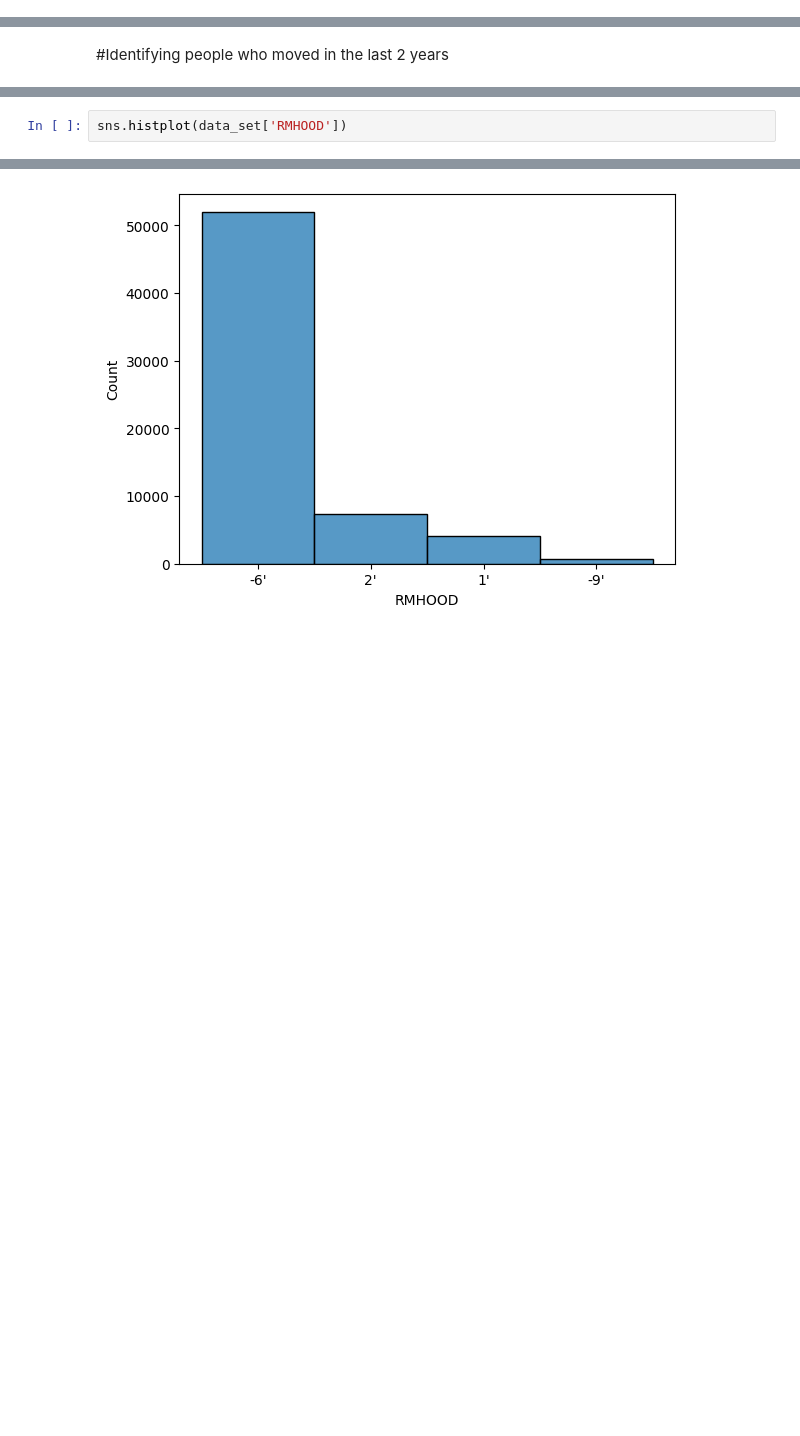
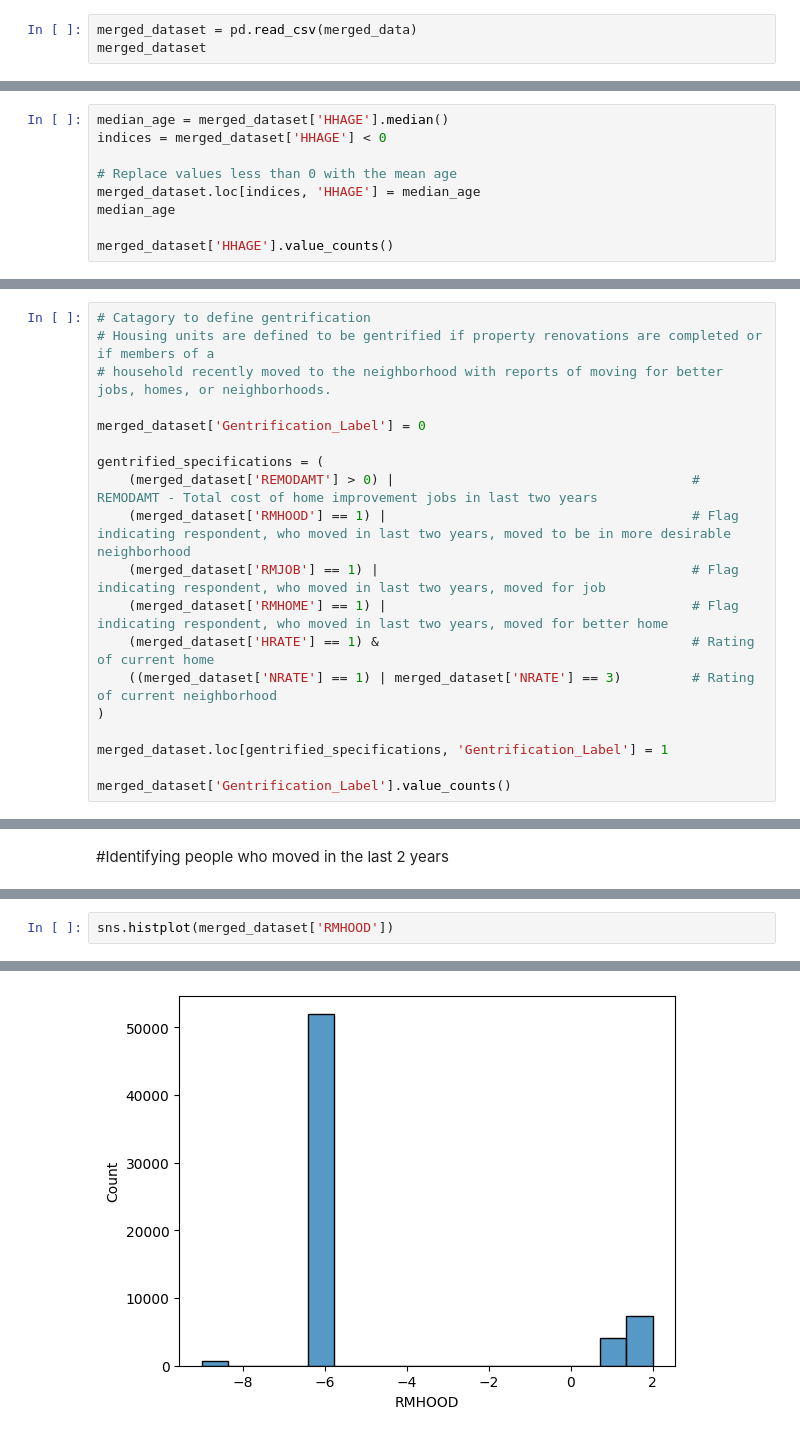
Before and after one commit to lennythecreator/AI-Model, a Jupyter notebook: AI4ALL_Notebook.ipynb, the cells around one changed output, grey strips where cells are left out. Drawn from its saved outputs; the diff is of its cells as text; blank space fills up the shorter version.

```diff
--- a/AI4ALL_Notebook.ipynb
+++ b/AI4ALL_Notebook.ipynb
@@ -58,0 +68,3 @@ data_set2.head(10)
+# %%
+merged_dataset = pd.read_csv(merged_data)
+merged_dataset
@@ -71,0 +108,9 @@ Index(['Unnamed: 0', 'VACANCY', 'FS', 'YRBUILT', 'REMODAMT', 'BLD', 'TENURE',
+# %%
+median_age = merged_dataset['HHAGE'].median()
+indices = merged_dataset['HHAGE'] < 0
+
+# Replace values less than 0 with the mean age
+merged_dataset.loc[indices, 'HHAGE'] = median_age
+median_age
+
+merged_dataset['HHAGE'].value_counts()
@@ -71,0 +136,19 @@ Index(['Unnamed: 0', 'VACANCY', 'FS', 'YRBUILT', 'REMODAMT', 'BLD', 'TENURE',
+# %%
+# Catagory to define gentrification
+# Housing units are defined to be gentrified if property renovations are completed or if members of a
+# household recently moved to the neighborhood with reports of moving for better jobs, homes, or neighborhoods.
+
+merged_dataset['Gentrification_Label'] = 0
+
+gentrified_specifications = (
+    (merged_dataset['REMODAMT'] > 0) |                                      # REMODAMT - Total cost of home improvement jobs in last two years
+    (merged_dataset['RMHOOD'] == 1) |                                       # Flag indicating respondent, who moved in last two years, moved to be in more desirable neighborhood
+    (merged_dataset['RMJOB'] == 1) |                                        # Flag indicating respondent, who moved in last two years, moved for job
+    (merged_dataset['RMHOME'] == 1) |                                       # Flag indicating respondent, who moved in last two years, moved for better home
+    (merged_dataset['HRATE'] == 1) &                                        # Rating of current home
+    ((merged_dataset['NRATE'] == 1) | merged_dataset['NRATE'] == 3)         # Rating of current neighborhood
+)
+
+merged_dataset.loc[gentrified_specifications, 'Gentrification_Label'] = 1
+
+merged_dataset['Gentrification_Label'].value_counts()
@@ -232,8 +456,8 @@ Name: RMHOOD, dtype: int64
 # %%
-sns.histplot(data_set['RMHOOD'])
+sns.histplot(merged_dataset['RMHOOD'])
 # %% [output]
 <Axes: xlabel='RMHOOD', ylabel='Count'>
-[figure, old version]
+[figure, new version]
 # %%
 yeses =  4132
 nos = 7296
```
Also changed, not shown: parts of 42 cells of this notebook.
